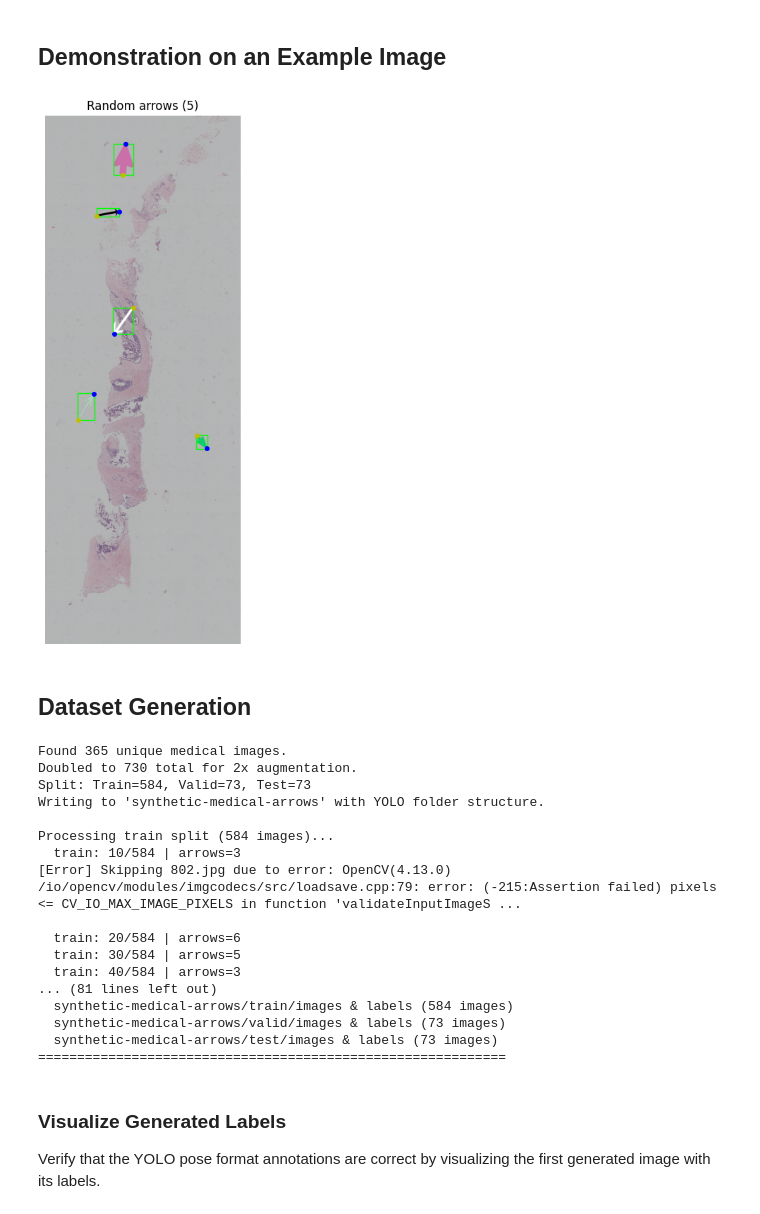
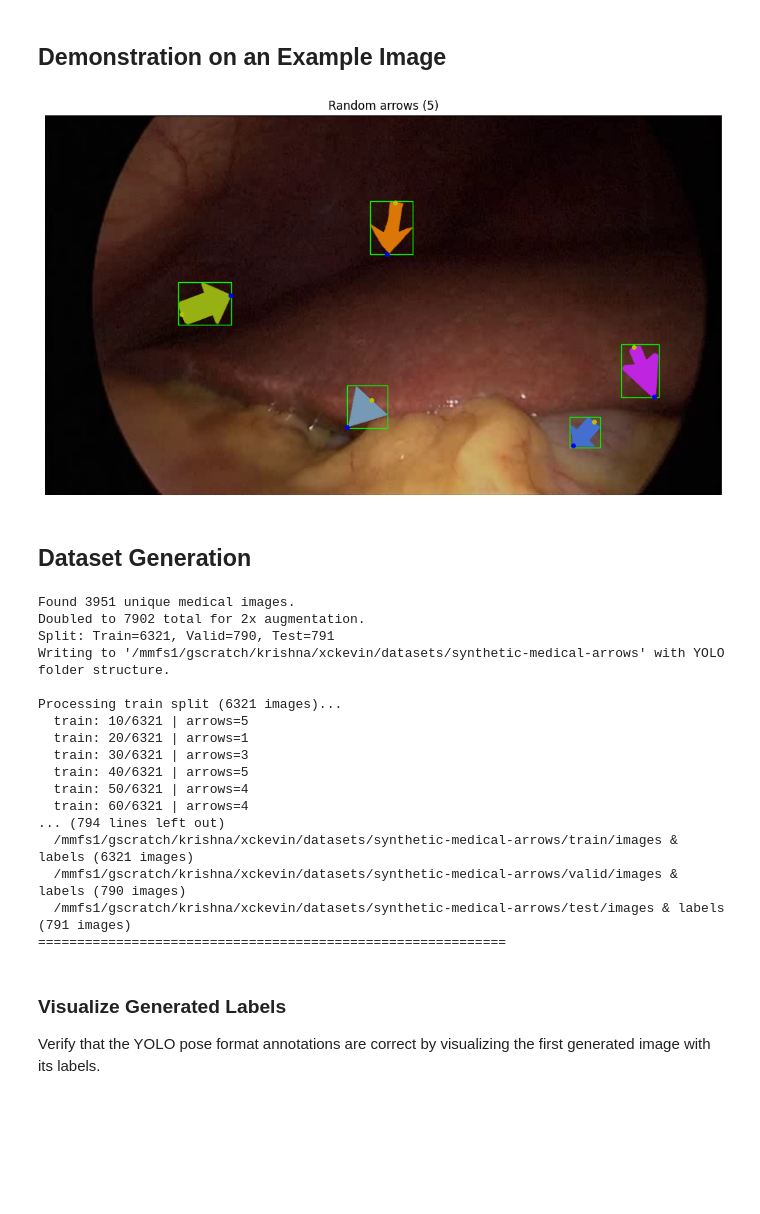
Before and after one commit to xckev/arrow-detection, a Jupyter notebook: arrow-image-gen/arrow-image-generator.ipynb, the cells around one changed output. Drawn from its saved outputs; the diff is of its cells as text; code cells hidden in the pictures; blank space fills up the shorter version.

Commit message:
bigger synthetic datasets

```diff
--- a/arrow-image-gen/arrow-image-generator.ipynb
+++ b/arrow-image-gen/arrow-image-generator.ipynb
@@ -366,40 +368,40 @@ def overlay_random_arrows(base_image_rgb, arrow_dir, arrow_size=1, num_arrows=2,
 ## Demonstration on an Example Image
 # %%
 # Load base medical image
-base_image_path = "medical-images/1.jpg"
+base_image_path = "medical-images/0.jpg"
 base_image = cv2.imread(base_image_path)
 base_image_rgb = cv2.cvtColor(base_image, cv2.COLOR_BGR2RGB)
 
 # Resize to width 1024 while preserving aspect ratio
 base_image_rgb = resize_to_width(base_image_rgb, target_w=1024)
 
 # Overlay multiple random arrows using the new helper function
 arrow_dir = "arrow-pngs"
 output_rgb, tips, tails, bboxes = overlay_random_arrows(base_image_rgb, arrow_dir, arrow_size=1, num_arrows=5)
 
 # Display result
 plt.figure(figsize=(10, 8))
 plt.imshow(output_rgb)
 # Mark each tip and tail location
 for i, (tip, tail) in enumerate(zip(tips, tails), start=1):
     plt.plot(tip[0], tip[1], 'bo', markersize=4, markeredgewidth=1, label=f'Tip {i}')
     plt.plot(tail[0], tail[1], 'yo', markersize=4, markeredgewidth=1, label=f'Tail {i}')
 
 # Draw bounding boxes
 for i, bbox in enumerate(bboxes, start=1):
     bx0, by0, bx1, by1 = bbox
     width = bx1 - bx0
     height = by1 - by0
     rect = patches.Rectangle((bx0, by0), width, height, linewidth=1, edgecolor='lime', facecolor='none', label=f'BBox {i}')
     plt.gca().add_patch(rect)
 
 plt.title(f"Random arrows ({len(bboxes)})")
 #plt.legend()
 plt.axis('off')
 plt.tight_layout()
 plt.show()
 # %% [output]
-[figure, old version]
+[figure, new version]
 # %% [markdown]
 ## Dataset Generation
 # %%
@@ -407,7 +409,7 @@ plt.show()
 
 medical_dir = "medical-images"
 arrow_dir = "arrow-pngs"
-output_base_dir = "synthetic-medical-arrows"
+output_base_dir = "/mmfs1/gscratch/krishna/xckevin/datasets/synthetic-medical-arrows"
 
 # Create YOLO-style folder structure
 train_img_dir = os.path.join(output_base_dir, "train", "images")
@@ -512,22 +514,22 @@ print(f"  {output_base_dir}/valid/images & labels ({len(valid_files)} images)")
 print(f"  {output_base_dir}/test/images & labels ({len(test_files)} images)")
 print(f"{'='*60}")
 # %% [output]
-Found 365 unique medical images.
-Doubled to 730 total for 2x augmentation.
-Split: Train=584, Valid=73, Test=73
-Writing to 'synthetic-medical-arrows' with YOLO folder structure.
+Found 3951 unique medical images.
+Doubled to 7902 total for 2x augmentation.
+Split: Train=6321, Valid=790, Test=791
+Writing to '/mmfs1/gscratch/krishna/xckevin/datasets/synthetic-medical-arrows' with YOLO folder structure.
 
-Processing train split (584 images)...
-  train: 10/584 | arrows=3
-[Error] Skipping 802.jpg due to error: OpenCV(4.13.0) /io/opencv/modules/imgcodecs/src/loadsave.cpp:79: error: (-215:Assertion failed) pixels <= CV_IO_MAX_IMAGE_PIXELS in function 'validateInputImageS ...
-
-  train: 20/584 | arrows=6
-  train: 30/584 | arrows=5
-  train: 40/584 | arrows=3
-... (81 lines left out)
-  synthetic-medical-arrows/train/images & labels (584 images)
-  synthetic-medical-arrows/valid/images & labels (73 images)
-  synthetic-medical-arrows/test/images & labels (73 images)
+Processing train split (6321 images)...
+  train: 10/6321 | arrows=5
+  train: 20/6321 | arrows=1
+  train: 30/6321 | arrows=3
+  train: 40/6321 | arrows=5
+  train: 50/6321 | arrows=4
+  train: 60/6321 | arrows=4
+... (794 lines left out)
+  /mmfs1/gscratch/krishna/xckevin/datasets/synthetic-medical-arrows/train/images & labels (6321 images)
+  /mmfs1/gscratch/krishna/xckevin/datasets/synthetic-medical-arrows/valid/images & labels (790 images)
+  /mmfs1/gscratch/krishna/xckevin/datasets/synthetic-medical-arrows/test/images & labels (791 images)
 ============================================================
 # %% [markdown]
 ### Visualize Generated Labels
```
Also changed, not shown: parts of 2 cells of this notebook, 1 other file.
